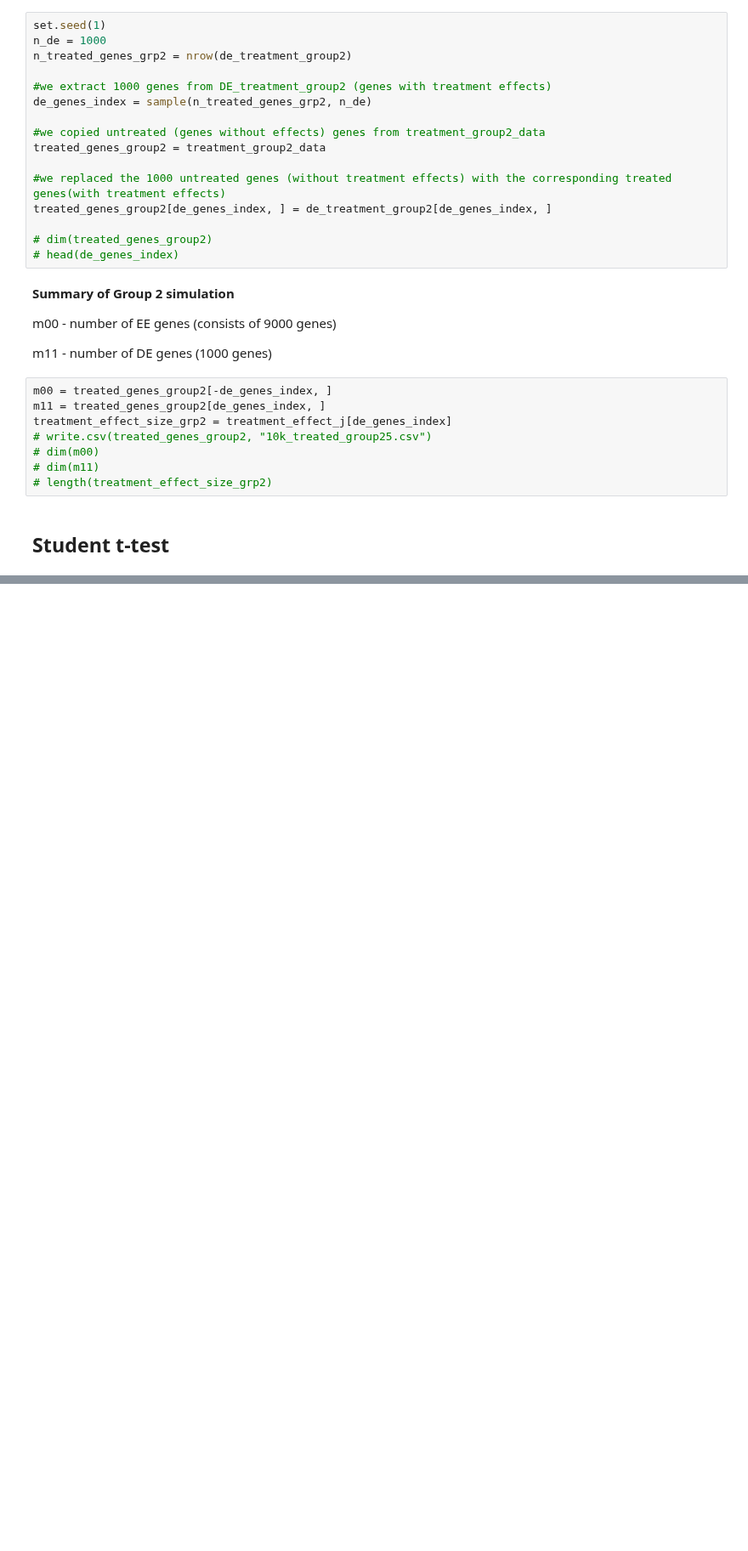
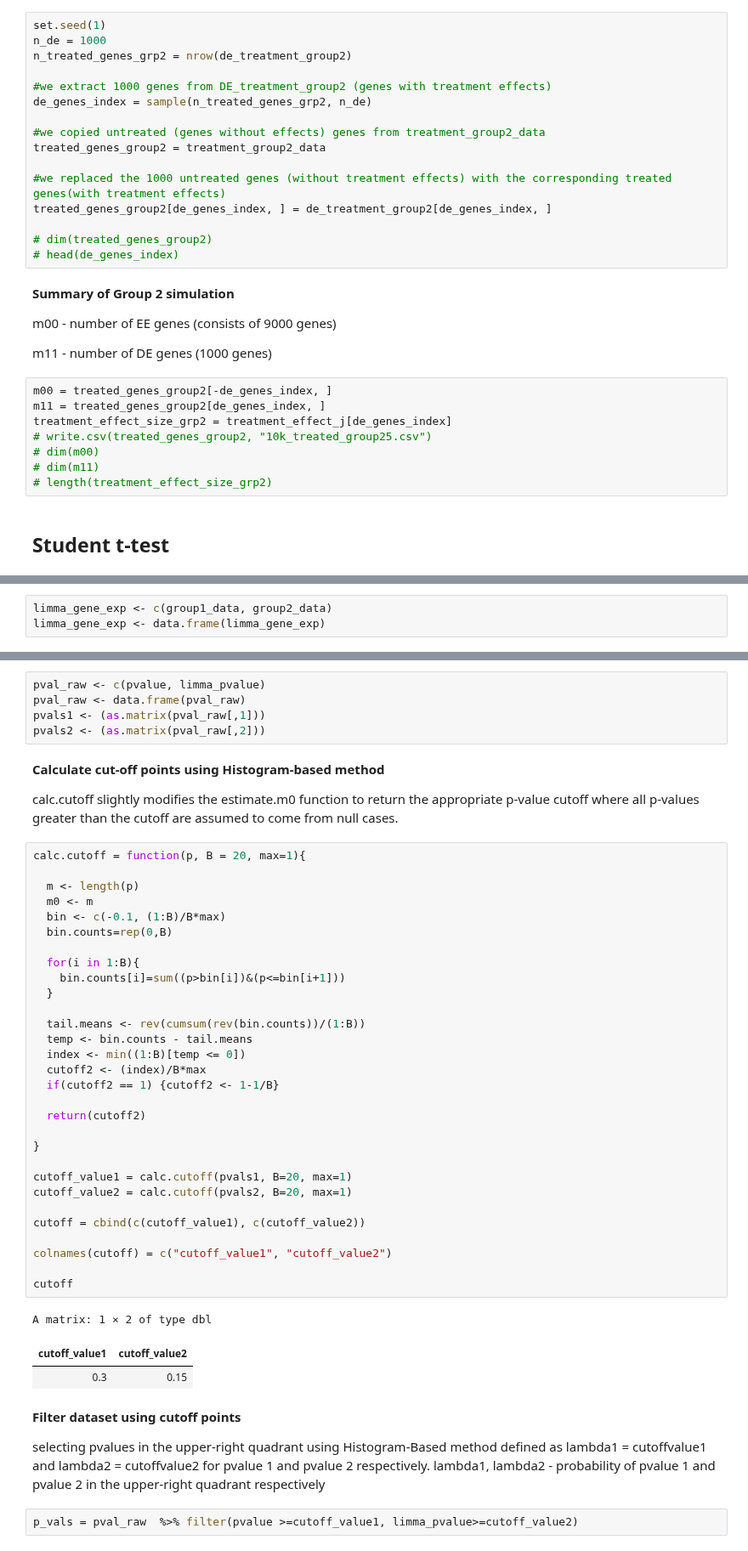
Before and after one commit to almedida/thesis, a Jupyter notebook: simulation_all.ipynb, the cells around one changed output, grey strips where cells are left out. Shown at 85% size. Drawn from its saved outputs; the diff is of its cells as text; blank space fills up the shorter version.

```diff
--- a/simulation_all.ipynb
+++ b/simulation_all.ipynb
@@ -120,0 +166,3 @@ tenk_group2_data = read.table("10k_treated_group25.csv", header= TRUE, sep=",")
+# %%
+limma_gene_exp <- c(group1_data, group2_data)
+limma_gene_exp <- data.frame(limma_gene_exp)
@@ -120,0 +197,51 @@ tenk_group2_data = read.table("10k_treated_group25.csv", header= TRUE, sep=",")
+# %%
+pval_raw <- c(pvalue, limma_pvalue)
+pval_raw <- data.frame(pval_raw)
+pvals1 <- (as.matrix(pval_raw[,1]))
+pvals2 <- (as.matrix(pval_raw[,2]))
+# %% [markdown]
+**Calculate cut-off points using Histogram-based method**
+
+calc.cutoff slightly modifies the estimate.m0 function to return the appropriate p-value cutoff where all p-values greater than the cutoff are assumed to come from null cases.
+# %%
+calc.cutoff = function(p, B = 20, max=1){
+
+  m <- length(p)
+  m0 <- m
+  bin <- c(-0.1, (1:B)/B*max)
+  bin.counts=rep(0,B)
+
+  for(i in 1:B){
+    bin.counts[i]=sum((p>bin[i])&(p<=bin[i+1]))
+  }
+
+  tail.means <- rev(cumsum(rev(bin.counts))/(1:B))
+  temp <- bin.counts - tail.means
+  index <- min((1:B)[temp <= 0])
+  cutoff2 <- (index)/B*max
+  if(cutoff2 == 1) {cutoff2 <- 1-1/B}
+
+  return(cutoff2)
+
+}
+
+cutoff_value1 = calc.cutoff(pvals1, B=20, max=1)
+cutoff_value2 = calc.cutoff(pvals2, B=20, max=1)
+
+cutoff = cbind(c(cutoff_value1), c(cutoff_value2))
+
+colnames(cutoff) = c("cutoff_value1", "cutoff_value2")
+
+cutoff
+# %% [output]
+A matrix: 1 × 2 of type dbl
+| cutoff_value1 | cutoff_value2 |
+| 0.3 | 0.15 |
+# %% [markdown]
+**Filter dataset using cutoff points**
+
+selecting pvalues in the upper-right quadrant using Histogram-Based method
+defined as lambda1 = cutoffvalue1 and lambda2 = cutoffvalue2 for pvalue 1 and pvalue 2 respectively.
+lambda1, lambda2 - probability of pvalue 1 and pvalue 2 in the upper-right quadrant respectively
+# %%
+p_vals = pval_raw  %>% filter(pvalue >=cutoff_value1, limma_pvalue>=cutoff_value2)
```
Also changed, not shown: parts of 31 cells of this notebook.
